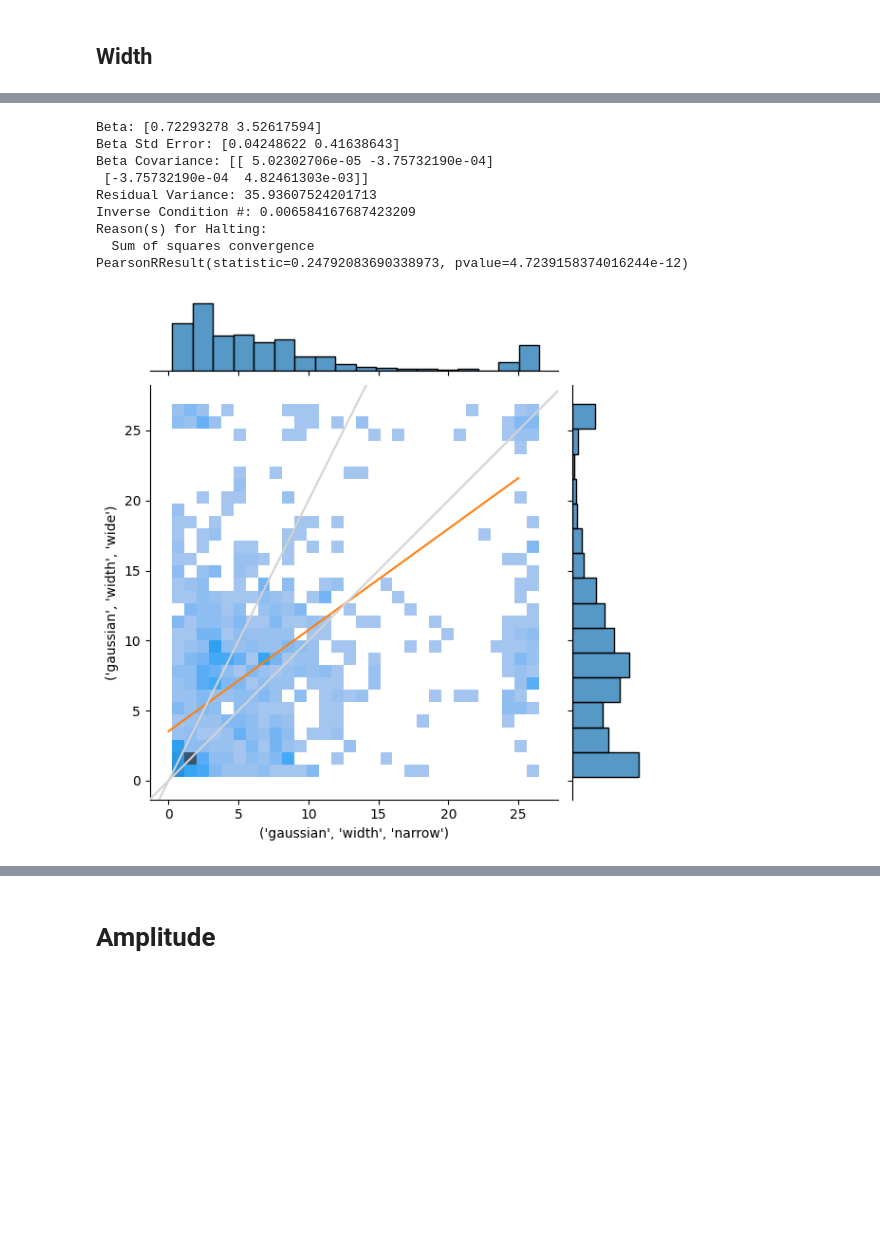
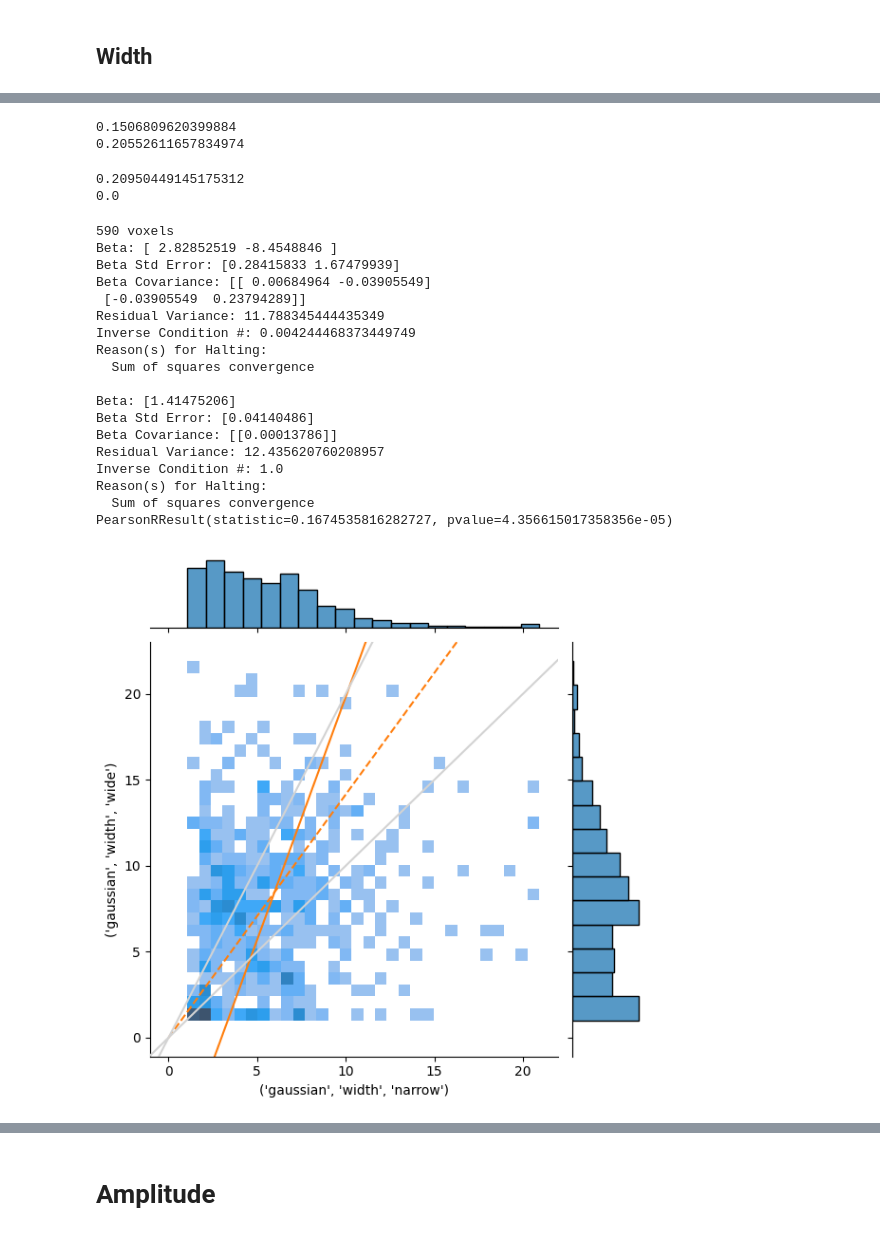
Before and after one commit to Gilles86/neural_priors, a Jupyter notebook: notebooks/pars_across_conditions.ipynb, the cells around one changed output, grey strips where cells are left out. Saved outputs shown, nothing was run; the diff lists cells and outputs as text; code cells hidden in the pictures; blank space fills up the shorter version.

```diff
--- a/notebooks/pars_across_conditions.ipynb
+++ b/notebooks/pars_across_conditions.ipynb
@@ -131,6 +136,19 @@ def odr_1dregression(data, x, y):
 def odr_pred(odr_res, x):
     B = odr_res.beta
     return B[0]*x + B[1]
+
+def odr_1dregression_fixed_intercept(data, x, y, intercept):
+    def f(B,x):
+        return B[0]*x + intercept
+    odr_model = odr.Model(f)
+    dat = odr.Data(data[x], data[y])
+    myodr = odr.ODR(dat, odr_model, beta0=[1.,]) # start point = slope = 1
+    res = myodr.run()
+    return res
+
+def odr_pred_fixed_intercept(odr_res, x, intercept):
+    B = odr_res.beta
+    return B[0]*x + intercept
 # %%
 res = odr_1dregression( data=dfs[mask_bg], x=('gaussian', 'mode', 'narrow'), y=('gaussian', 'mode', 'wide' ) )
 res.pprint()
@@ -226,8 +252,8 @@ mask_11 = (dfs[('gaussian', 'mode', 'narrow')] >= 11) & (dfs[('gaussian', 'mode'
 # %%
 #sns.jointplot(data=dfs[mask_bg & mask_10], x=('gaussian', 'mode', 'narrow'), y=('gaussian', 'mode', 'wide'), kind='hist', bins=25) #, cmap='viridis')
-#mask = mask_bg & mask_10
+mask = mask_bg & mask_10
 #mask = mask_bg
-mask = mask_eg & mask_10
+#mask = mask_eg & mask_10
 #mask = mask_eg
 res = odr_1dregression( data=dfs[mask], x=('gaussian', 'mode', 'narrow'), y=('gaussian', 'mode', 'wide' ) ); res.pprint()
 for kwargs in [dict(kind='hist', bins=30), dict(kind='hex', gridsize=30, cmap='viridis'), dict(kind='kde'), dict(kind='reg', scatter_kws={'s':2})]:
@@ -267,22 +313,60 @@ PearsonRResult(statistic=0.34432023120548494, pvalue=1.6534992145934862e-54)
+# %%
+print( ( dfs[mask_ng][('gaussian', 'width', 'narrow')] < 1 ).mean() )
+print( ( dfs[mask_wg][('gaussian', 'width', 'wide')] < 1 ).mean() )
+# %% [output]
+0.1506809620399884
+0.20552611657834974
+# %%
+print( ( dfs[mask_ng][('gaussian', 'width', 'narrow')] > 15 ).mean() )
+print( ( dfs[mask_wg][('gaussian', 'width', 'wide')] > 30 ).mean() )
+# %% [output]
+0.20950449145175312
+0.0
+# %%
+mask_width_n_g1 = dfs[('gaussian', 'width', 'narrow')] > 1
+mask_width_w_g1 = dfs[('gaussian', 'width', 'wide')] > 1
+mask_width_b_g1 = mask_width_n_g1 & mask_width_w_g1
+#
+mask_width_n_g05 = dfs[('gaussian', 'width', 'narrow')] > .5
+mask_width_w_g05 = dfs[('gaussian', 'width', 'wide')] > .5
+mask_width_b_g05 = mask_width_n_g05 & mask_width_w_g05
+#
+mask_width_n_l22 = dfs[('gaussian', 'width', 'narrow')] < 22
+mask_width_w_l22 = dfs[('gaussian', 'width', 'wide')] < 22
+mask_width_b_l22 = mask_width_n_l22 & mask_width_w_l22
+#
+mask_width_n_l11 = dfs[('gaussian', 'width', 'narrow')] < 11
 # %%
-mask = mask_bg #& mask_10
-res = odr_1dregression( data=dfs[mask], x=('gaussian', 'width', 'narrow'), y=('gaussian', 'width', 'wide' ) ); res.pprint()
+mask = mask_bg & mask_width_b_g1 & mask_width_b_l22
+print(dfs[mask].shape[0], 'voxels')
+res = odr_1dregression( data=dfs[mask], x=('gaussian', 'width', 'narrow'), y=('gaussian', 'width', 'wide' ) ); res.pprint(); print()
+res2 = odr_1dregression_fixed_intercept( data=dfs[mask], x=('gaussian', 'width', 'narrow'), y=('gaussian', 'width', 'wide' ), intercept=0 ); res2.pprint()
 for kwargs in [dict(kind='hist', bins=30), dict(kind='hex', gridsize=30, cmap='viridis'), dict(kind='kde'), dict(kind='reg', scatter_kws={'s':2})]:
     sns.jointplot(data=dfs[mask], x=('gaussian', 'width', 'narrow'), y=('gaussian', 'width', 'wide'), **kwargs )
     plt.axline((0, 0), slope=1, color='lightgrey', zorder=1000)
     plt.axline((0, 0), slope=2, color='lightgrey', zorder=1000)
     xlm = plt.xlim(); ylm = plt.ylim()
     plt.plot( np.linspace(0,25), odr_pred(res, np.linspace(0,25)), c='C1')
+    plt.plot( np.linspace(0,25), odr_pred_fixed_intercept(res2, np.linspace(0,25), intercept=0), c='C1', ls='--')
     plt.xlim(*xlm); plt.ylim(*ylm);
 print( stats.pearsonr(dfs[mask][('gaussian', 'width', 'narrow')], dfs[mask][('gaussian', 'width', 'wide')]) )
 # %% [output]
-Beta: [0.72293278 3.52617594]
-Beta Std Error: [0.04248622 0.41638643]
-Beta Covariance: [[ 5.02302706e-05 -3.75732190e-04]
- [-3.75732190e-04  4.82461303e-03]]
-Residual Variance: 35.93607524201713
-Inverse Condition #: 0.006584167687423209
+590 voxels
+Beta: [ 2.82852519 -8.4548846 ]
+Beta Std Error: [0.28415833 1.67479939]
+Beta Covariance: [[ 0.00684964 -0.03905549]
+ [-0.03905549  0.23794289]]
+Residual Variance: 11.788345444435349
+Inverse Condition #: 0.004244468373449749
 Reason(s) for Halting:
   Sum of squares convergence
-PearsonRResult(statistic=0.24792083690338973, pvalue=4.7239158374016244e-12)
+
+Beta: [1.41475206]
+Beta Std Error: [0.04140486]
+Beta Covariance: [[0.00013786]]
+Residual Variance: 12.435620760208957
+Inverse Condition #: 1.0
+Reason(s) for Halting:
+  Sum of squares convergence
+PearsonRResult(statistic=0.1674535816282727, pvalue=4.356615017358356e-05)
-[figure, old version]
+[figure, new version]
```
Also changed, not shown: parts of 41 cells of this notebook, 2 other files.
